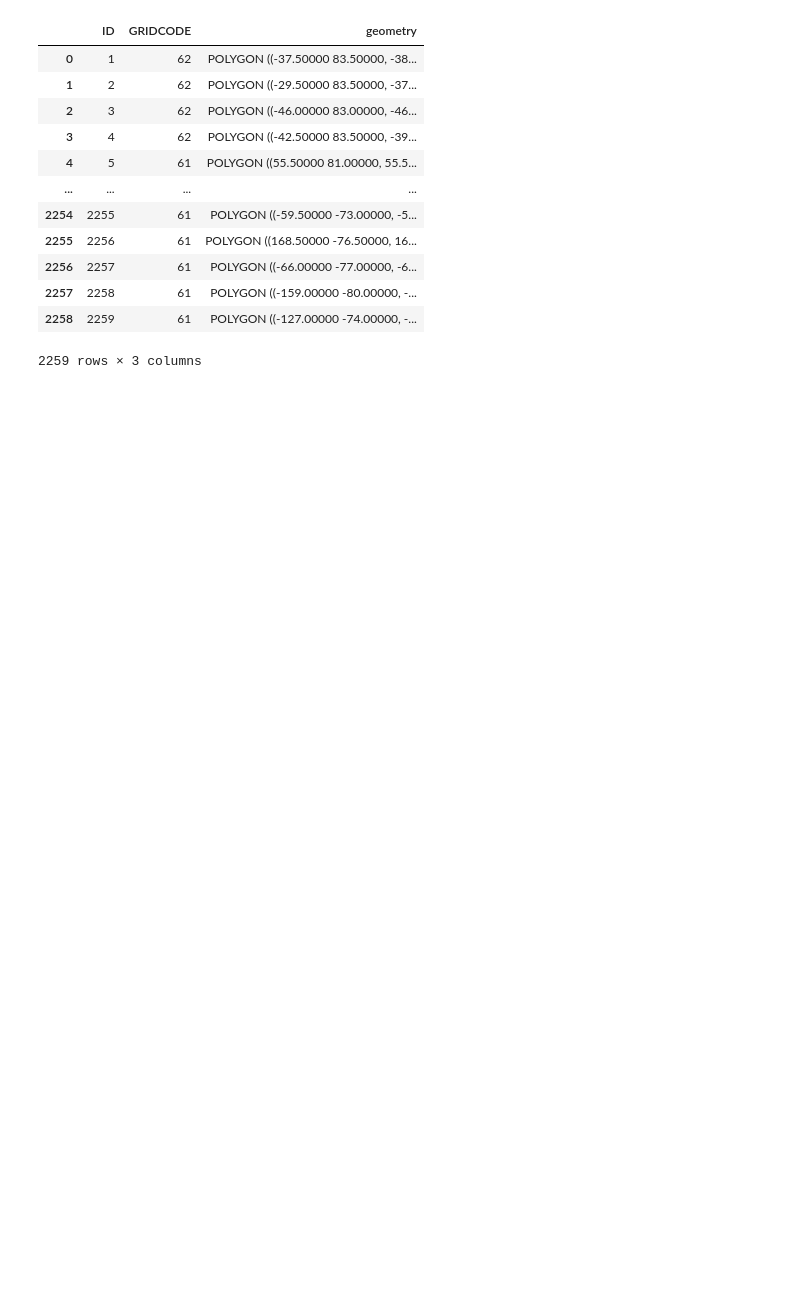
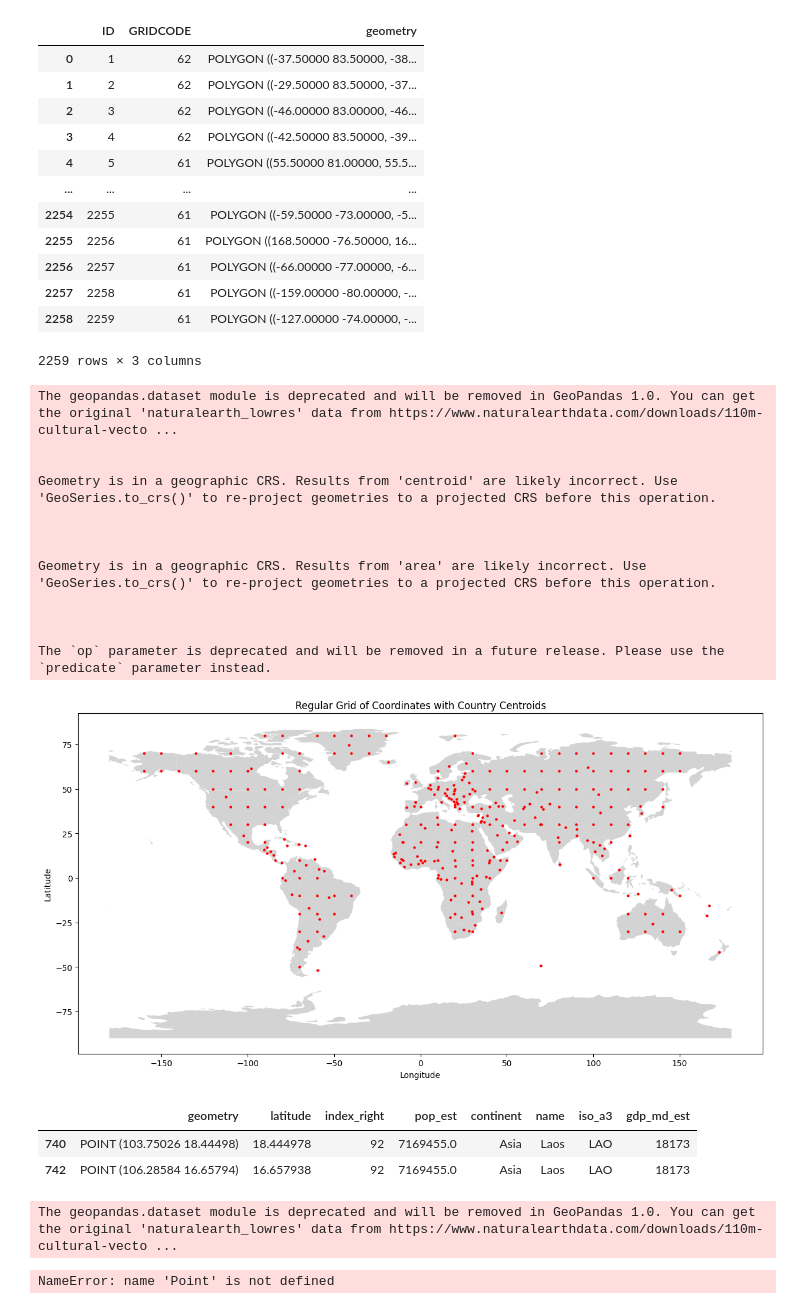
Before and after one commit to jus6du/wavelet_decomposition, a Jupyter notebook: optim_mix/4b_world_map_grid.ipynb, the cells around one changed output. Cells and saved outputs as stored; diff of their text form; code cells hidden in the pictures; blank space fills up the shorter version.

Commit message:
world maps right indicators grid

```diff
--- a/optim_mix/4b_world_map_grid.ipynb
+++ b/optim_mix/4b_world_map_grid.ipynb
@@ -148,0 +152,45 @@ koppen_data
+# %%
+points_in_world =grid_coordinates(10, plot=True)
+# %% [output]
+The geopandas.dataset module is deprecated and will be removed in GeoPandas 1.0. You can get the original 'naturalearth_lowres' data from https://www.naturalearthdata.com/downloads/110m-cultural-vecto ...
+
+
+Geometry is in a geographic CRS. Results from 'centroid' are likely incorrect. Use 'GeoSeries.to_crs()' to re-project geometries to a projected CRS before this operation.
+
+
+
+Geometry is in a geographic CRS. Results from 'area' are likely incorrect. Use 'GeoSeries.to_crs()' to re-project geometries to a projected CRS before this operation.
+
+
+
+The `op` parameter is deprecated and will be removed in a future release. Please use the `predicate` parameter instead.
+[figure, added]
+# %%
+points_in_world[points_in_world['iso_a3']=='LAO']
+# %% [output]
+|  | geometry | latitude | index_right | pop_est | continent | name | iso_a3 | gdp_md_est |
+| 740 | POINT (103.75026 18.44498) | 18.444978 | 92 | 7169455.0 | Asia | Laos | LAO | 18173 |
+| 742 | POINT (106.28584 16.65794) | 16.657938 | 92 | 7169455.0 | Asia | Laos | LAO | 18173 |
+# %%
+world = gpd.read_file(gpd.datasets.get_path('naturalearth_lowres'))
+
+# Définir les limites de la grille
+min_lon, min_lat, max_lon, max_lat = -180, -90, 180, 90
+grid_spacing = 5  # espacement de 10 degrés
+
+# Générer les points de la grille
+lons = np.arange(min_lon, max_lon, grid_spacing)
+lats = np.arange(min_lat, max_lat, grid_spacing)
+grid_points = [Point(lon, lat) for lon in lons for lat in lats]
+
+# Créer un GeoDataFrame pour les points de la grille
+grid_df = gpd.GeoDataFrame(geometry=grid_points, crs=world.crs)
+
+# Extraire les centroïdes des pays
+centroids = world.centroid
+
+# Créer un GeoDataFrame pour les centroïdes
+centroids_df = gpd.GeoDataFrame(geometry=centroids, crs=world.crs)
+# %% [output]
+The geopandas.dataset module is deprecated and will be removed in GeoPandas 1.0. You can get the original 'naturalearth_lowres' data from https://www.naturalearthdata.com/downloads/110m-cultural-vecto ...
+NameError: name 'Point' is not defined
```
Also changed, not shown: parts of 12 cells of this notebook, 3 other files.
